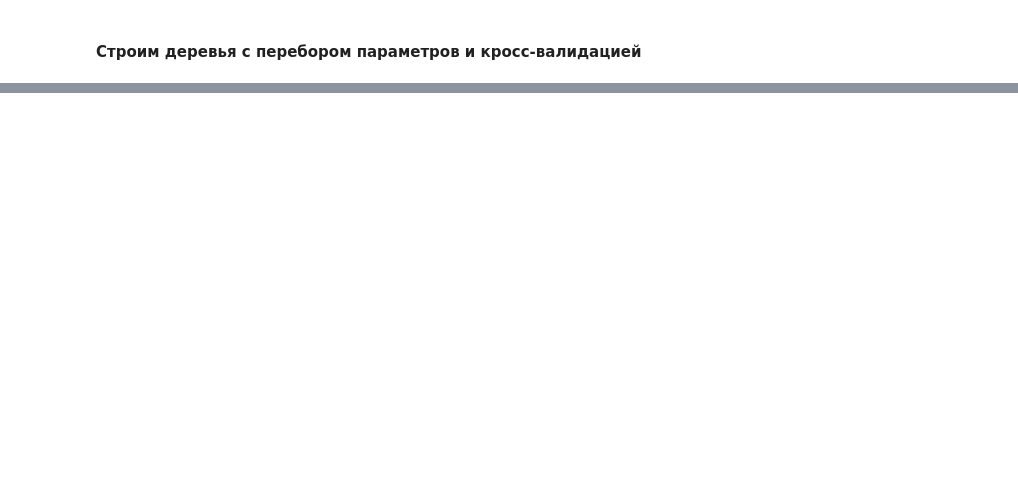
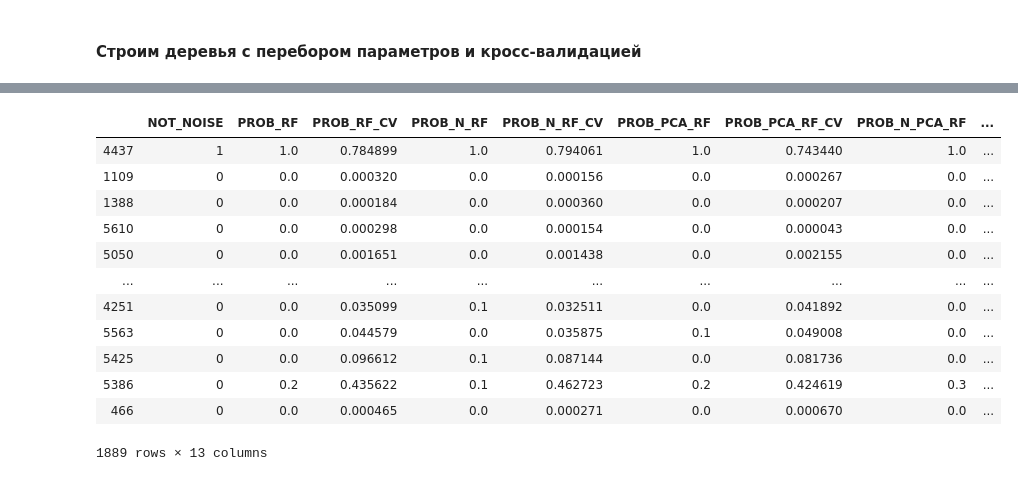
Before and after one commit to katya-luzina/noise_control, a Jupyter notebook: cross_deals.ipynb, the cells around one changed output, grey strips where cells are left out. Drawn from its saved outputs; the diff is of its cells as text; code cells hidden in the pictures; blank space fills up the shorter version.

```diff
--- a/cross_deals.ipynb
+++ b/cross_deals.ipynb
@@ -488,3 +700,25 @@ x1_rf.head(1)
 ### X1_N_COR
 # %% [markdown]
 #### Строим деревья с параметрами по умолчанию¶
+# %%
+forest = RandomForestClassifier()
+forest.fit(x_n_cor_train, y_n_train)
+predicted_prob = forest.predict_proba(x_n_cor_test)
+predicted_class = forest.predict(x_n_cor_test)
+roc_auc = metrics.roc_auc_score(y_n_test, forest.predict(x_n_cor_test))
+# сохраняем roc_auc
+roc_auc_rf.append(roc_auc)
+print(roc_auc)
+# создаем список из элементов вероятности попадания в класс NOT_NOISE = 1
+predicted_results = []
+
+for a in range(len(predicted_prob)):
+
+    predicted_results.append(predicted_prob[a][1])
+
+index_list = x_n_cor_test.index.tolist()
+# записываем вероятность попадания в класс 1 в новый датафрейм
+x1_n_rf = pd.DataFrame(pd.Series(data=predicted_results, index=index_list))
+x1_n_rf = x1_n_rf.rename(columns = {0:'PROB_N_COR_RF'})
+# сливаем с предыдущим результатом
+x1_rf = pd.merge(x1_rf, x1_n_rf, how='left', left_index=True, right_index=True)
@@ -492,0 +803,18 @@ x1_rf.head(1)
+# %%
+# добавляем первый столбец с истинными значениями
+x1_rf = pd.merge(y_test, x1_rf, how='left', left_index=True, right_index=True)
+x1_rf
+# %% [output]
+|  | NOT_NOISE | PROB_RF | PROB_RF_CV | PROB_N_RF | PROB_N_RF_CV | PROB_PCA_RF | PROB_PCA_RF_CV | PROB_N_PCA_RF | ... |
+| 4437 | 1 | 1.0 | 0.784899 | 1.0 | 0.794061 | 1.0 | 0.743440 | 1.0 | ... |
+| 1109 | 0 | 0.0 | 0.000320 | 0.0 | 0.000156 | 0.0 | 0.000267 | 0.0 | ... |
+| 1388 | 0 | 0.0 | 0.000184 | 0.0 | 0.000360 | 0.0 | 0.000207 | 0.0 | ... |
+| 5610 | 0 | 0.0 | 0.000298 | 0.0 | 0.000154 | 0.0 | 0.000043 | 0.0 | ... |
+| 5050 | 0 | 0.0 | 0.001651 | 0.0 | 0.001438 | 0.0 | 0.002155 | 0.0 | ... |
+| ... | ... | ... | ... | ... | ... | ... | ... | ... | ... |
+| 4251 | 0 | 0.0 | 0.035099 | 0.1 | 0.032511 | 0.0 | 0.041892 | 0.0 | ... |
+| 5563 | 0 | 0.0 | 0.044579 | 0.0 | 0.035875 | 0.1 | 0.049008 | 0.0 | ... |
+| 5425 | 0 | 0.0 | 0.096612 | 0.1 | 0.087144 | 0.0 | 0.081736 | 0.0 | ... |
+| 5386 | 0 | 0.2 | 0.435622 | 0.1 | 0.462723 | 0.2 | 0.424619 | 0.3 | ... |
+| 466 | 0 | 0.0 | 0.000465 | 0.0 | 0.000271 | 0.0 | 0.000670 | 0.0 | ... |
+1889 rows × 13 columns
```
Also changed, not shown: parts of 15 cells of this notebook.
